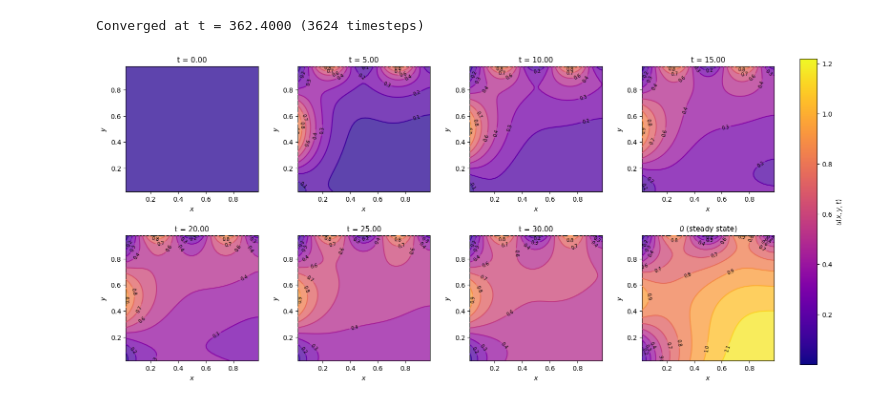
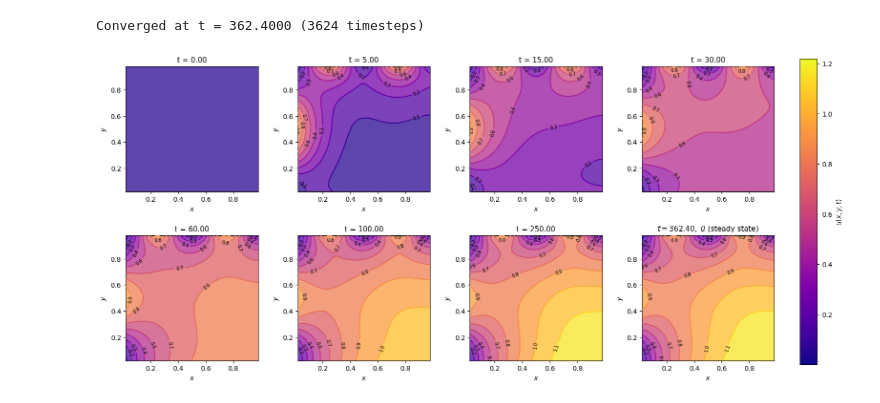
Before and after one commit to jadenmecham/ME-793-CFD, a Jupyter notebook: project_1/project_1.ipynb, the cells around one changed output. Cells and saved outputs as stored; diff of their text form; code cells hidden in the pictures.

Commit message:
plot edits

```diff
--- a/project_1/project_1.ipynb
+++ b/project_1/project_1.ipynb
@@ -270,35 +270,35 @@ if time_stop is None:
 # %% [output]
 Converged at t = 362.4000 (3624 timesteps)
 # %%
-steps_to_plot = [0, 50, 100, 150, 200, 250, 300, -1]  # -1 = final (steady state)
-labels = [f't = {history[s][0]:.2f}' for s in steps_to_plot[:-1]] + [r'$\tilde{u}$ (steady state)']
-
+steps_to_plot = [0, 50, 150, 300, 600, 1000, 2500, -1]  # -1 = final (steady state)
+labels = [f't = {history[s][0]:.2f}' for s in steps_to_plot[:-1]] + \
+         [rf'$t = {history[-1][0]:.2f},\ \tilde{{u}}$ (steady state)']
 # Compute global min/max for consistent colorbar
 vmin = min(history[s][1].min() for s in steps_to_plot)
 vmax = max(history[s][1].max() for s in steps_to_plot)
 
 colormap = 'plasma'
 levels = np.linspace(vmin, vmax, 12)
 
 fig, axes = plt.subplots(2, 4, figsize=(18, 8))
 axes = axes.flatten()
 
 for ax, step, label in zip(axes, steps_to_plot, labels):
     t_val, U_plot = history[step]
     cf = ax.contourf(X, Y, U_plot, levels=levels, cmap=colormap, alpha=0.75, vmin=vmin, vmax=vmax, zorder=1)
     c  = ax.contour( X, Y, U_plot, levels=levels, cmap=colormap, linewidths=1.5, vmin=vmin, vmax=vmax, zorder=5)
     ax.clabel(c, inline=True, fontsize=7, fmt='%0.1f', zorder=10, colors='black')
     ax.set_title(label, fontsize=11)
     ax.set_xlabel(r'$x$')
     ax.set_ylabel(r'$y$')
 
 # Single shared colorbar on the right
 fig.subplots_adjust(right=0.88, hspace=0.35, wspace=0.3)
 cbar_ax = fig.add_axes([0.91, 0.1, 0.02, 0.8])  # [left, bottom, width, height]
 sm = plt.cm.ScalarMappable(cmap=colormap, norm=plt.Normalize(vmin=vmin, vmax=vmax))
 fig.colorbar(sm, cax=cbar_ax, label=r'$u(x,y,t)$')
 
 plt.savefig('solution_timesteps.png', dpi=300, bbox_inches='tight')
 plt.show()
 # %% [output]
-[figure, old version]
+[figure, new version]
```
Also changed, not shown: parts of 1 cell of this notebook, 3 other files.
